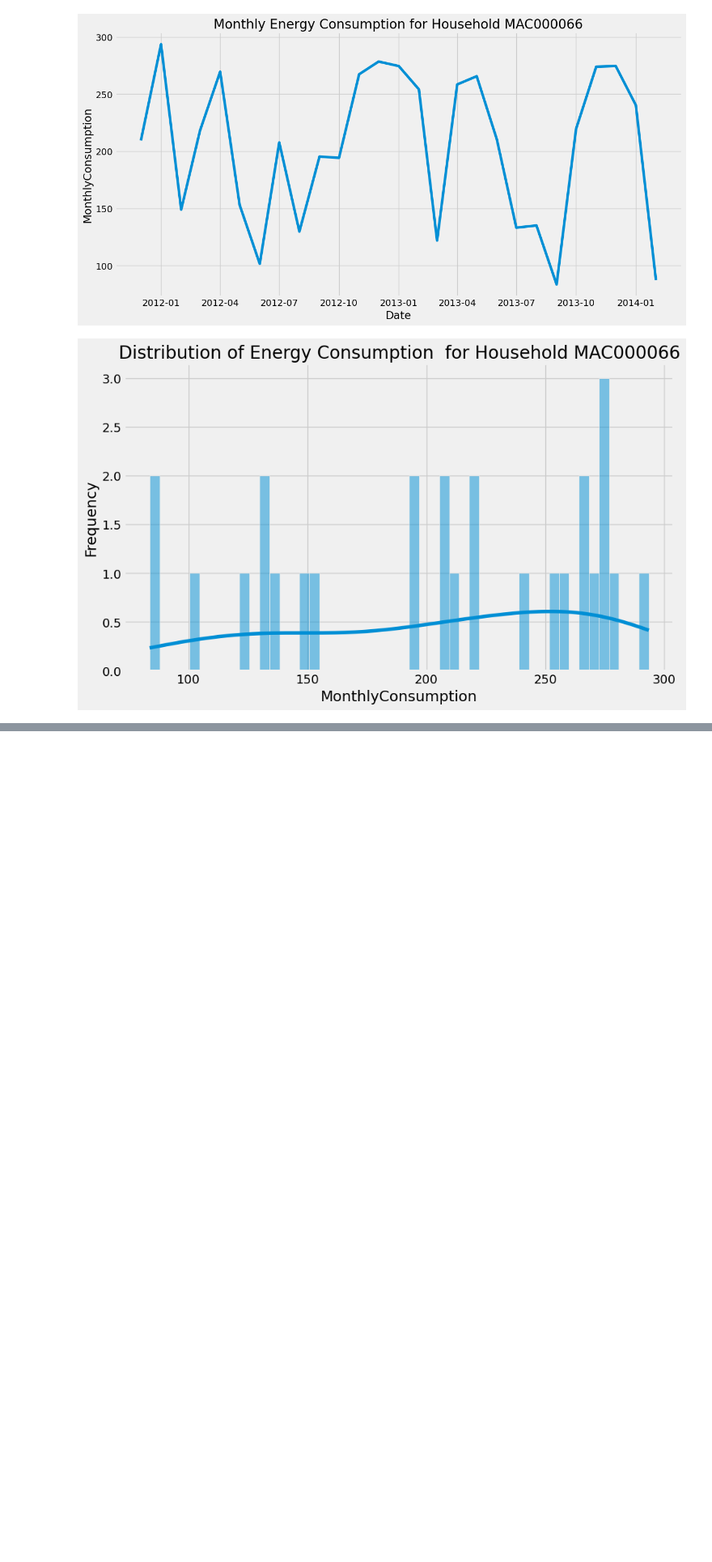
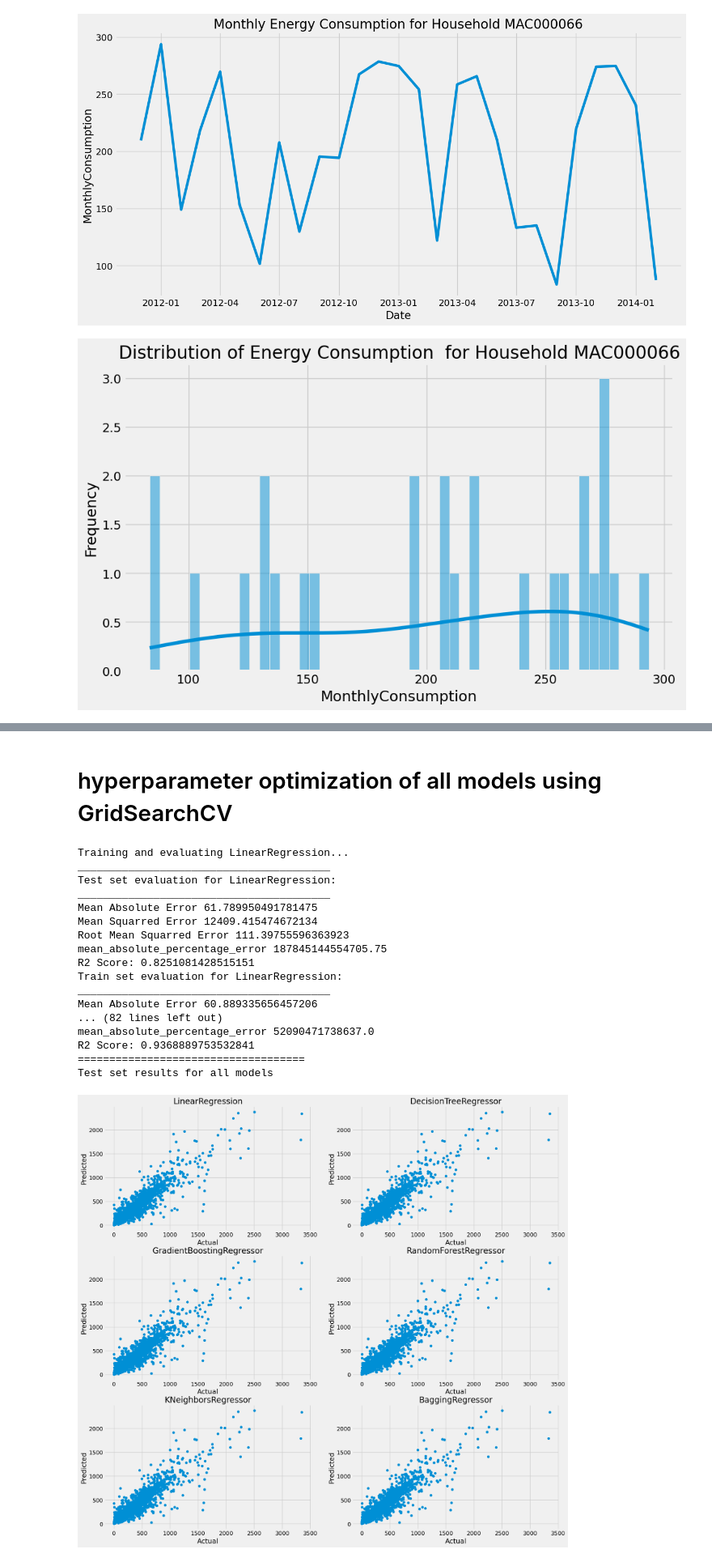
Before and after one commit to ni22aad/Electricity-load-forecasting-with-the-Low-Carbon-London-SmartMeter-dataset, a Jupyter notebook: energy_consumption.ipynb, the cells around one changed output, grey strips where cells are left out. Shown at 81% size. Cells and saved outputs as stored; diff of their text form; code cells hidden in the pictures; blank space fills up the shorter version.

```diff
--- a/energy_consumption.ipynb
+++ b/energy_consumption.ipynb
@@ -391,0 +454,2 @@ results
+# %% [markdown]
+# hyperparameter optimization of all models using GridSearchCV
@@ -391,0 +528,21 @@ results
+# %%
+results = train_models(X_train, y_train, X_test, y_test)
+# %% [output]
+Training and evaluating LinearRegression...
+________________________________________
+Test set evaluation for LinearRegression:
+________________________________________
+Mean Absolute Error 61.789950491781475
+Mean Squarred Error 12409.415474672134
+Root Mean Squarred Error 111.39755596363923
+mean_absolute_percentage_error 187845144554705.75
+R2 Score: 0.8251081428515151
+Train set evaluation for LinearRegression:
+________________________________________
+Mean Absolute Error 60.889335656457206
+... (82 lines left out)
+mean_absolute_percentage_error 52090471738637.0
+R2 Score: 0.9368889753532841
+====================================
+Test set results for all models
+[figure, added]
```
Also changed, not shown: parts of 21 cells of this notebook.
